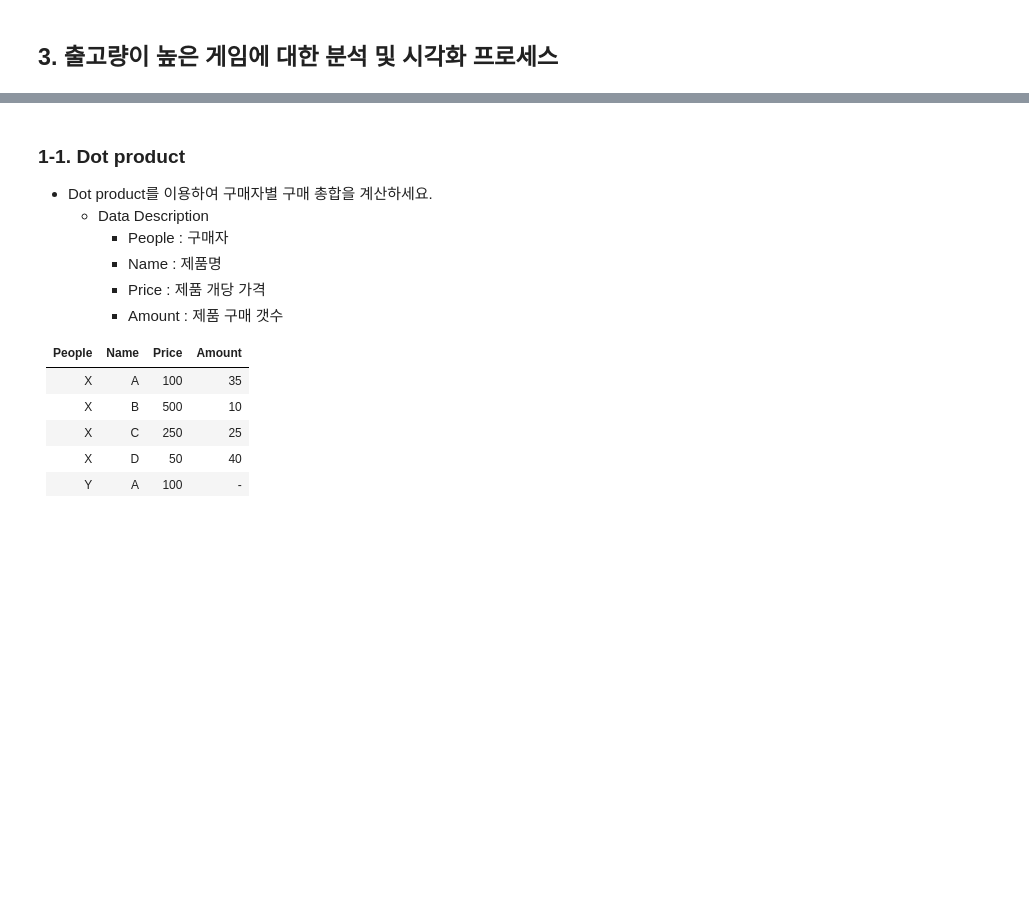
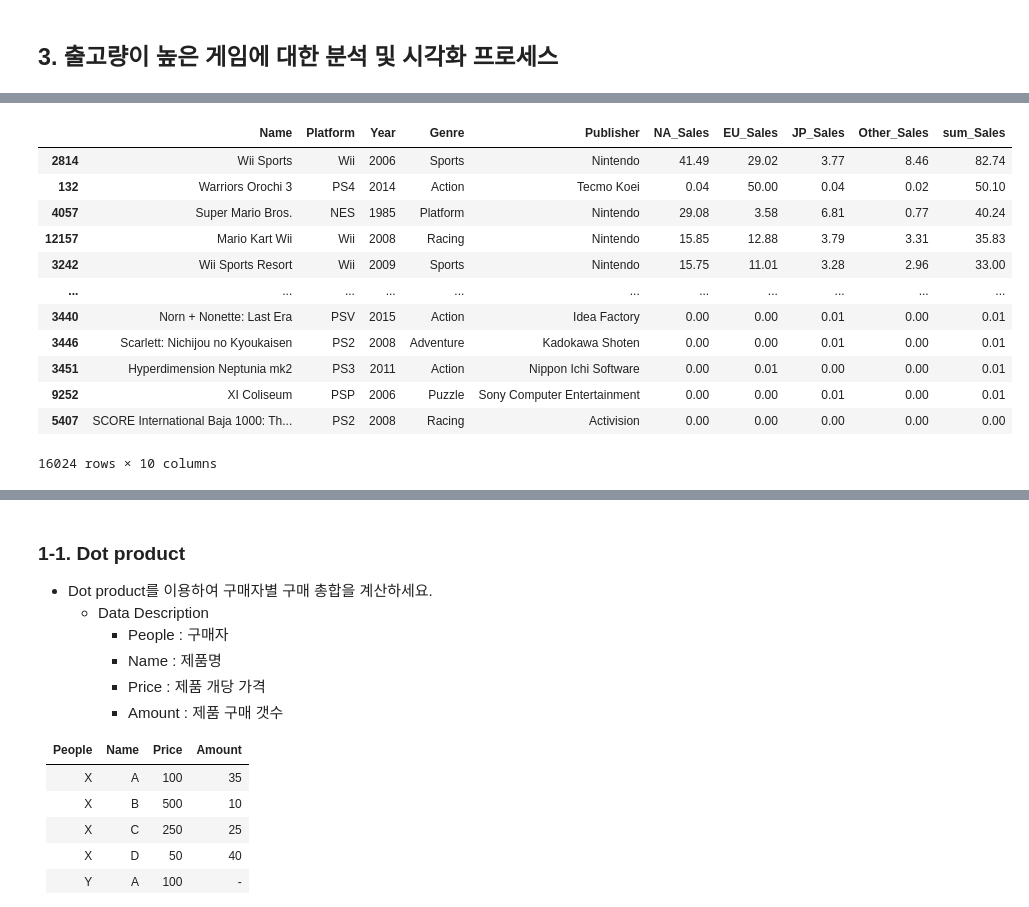
Before and after one commit to sbtmsk/project1, a Jupyter notebook: project1.ipynb, the cells around one changed output, grey strips where cells are left out. Saved outputs shown, nothing was run; the diff lists cells and outputs as text; code cells hidden in the pictures; blank space fills up the shorter version.

```diff
--- a/project1.ipynb
+++ b/project1.ipynb
@@ -480,0 +544,5 @@ plt.show()
+# %%
+DF2 = DF.copy() #훼손 방지
+# %%
+# sum_Sales = 각 행의 모든 판매량의 합
+DF2['sum_Sales'] = DF2['NA_Sales'] + DF2['EU_Sales']+ DF2['JP_Sales']+ DF2['Other_Sales']
@@ -480,0 +552,16 @@ plt.show()
+# %%
+DF2.sort_values('sum_Sales',ascending=False) # 다른 사향 고려없이 단순 판매량 순으로 나열한 결과
+# %% [output]
+|  | Name | Platform | Year | Genre | Publisher | NA_Sales | EU_Sales | JP_Sales | Other_Sales | sum_Sales |
+| 2814 | Wii Sports | Wii | 2006 | Sports | Nintendo | 41.49 | 29.02 | 3.77 | 8.46 | 82.74 |
+| 132 | Warriors Orochi 3 | PS4 | 2014 | Action | Tecmo Koei | 0.04 | 50.00 | 0.04 | 0.02 | 50.10 |
+| 4057 | Super Mario Bros. | NES | 1985 | Platform | Nintendo | 29.08 | 3.58 | 6.81 | 0.77 | 40.24 |
+| 12157 | Mario Kart Wii | Wii | 2008 | Racing | Nintendo | 15.85 | 12.88 | 3.79 | 3.31 | 35.83 |
+| 3242 | Wii Sports Resort | Wii | 2009 | Sports | Nintendo | 15.75 | 11.01 | 3.28 | 2.96 | 33.00 |
+| ... | ... | ... | ... | ... | ... | ... | ... | ... | ... | ... |
+| 3440 | Norn + Nonette: Last Era | PSV | 2015 | Action | Idea Factory | 0.00 | 0.00 | 0.01 | 0.00 | 0.01 |
+| 3446 | Scarlett: Nichijou no Kyoukaisen | PS2 | 2008 | Adventure | Kadokawa Shoten | 0.00 | 0.00 | 0.01 | 0.00 | 0.01 |
+| 3451 | Hyperdimension Neptunia mk2 | PS3 | 2011 | Action | Nippon Ichi Software | 0.00 | 0.01 | 0.00 | 0.00 | 0.01 |
+| 9252 | XI Coliseum | PSP | 2006 | Puzzle | Sony Computer Entertainment | 0.00 | 0.00 | 0.01 | 0.00 | 0.01 |
+| 5407 | SCORE International Baja 1000: Th... | PS2 | 2008 | Racing | Activision | 0.00 | 0.00 | 0.00 | 0.00 | 0.00 |
+16024 rows × 10 columns
```
Also changed, not shown: parts of 19 cells of this notebook.
